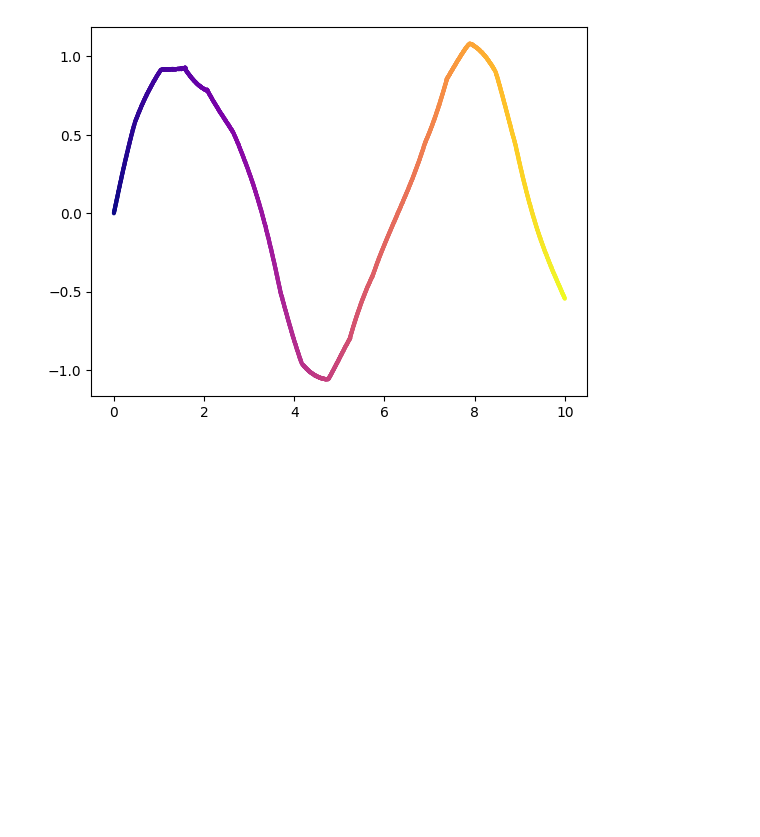
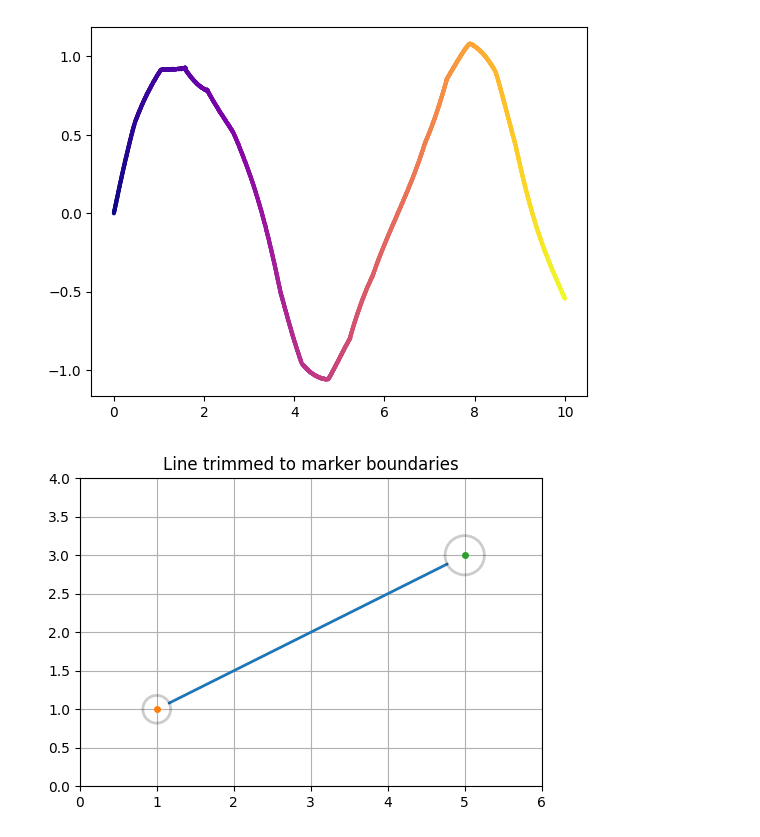
Before and after one commit to Giacomo-Menegatti/HARey_constellations_cards, a Jupyter notebook: SVG.ipynb, the cells around one changed output. Cells and saved outputs as stored; diff of their text form; code cells hidden in the pictures; blank space fills up the shorter version.

```diff
--- a/SVG.ipynb
+++ b/SVG.ipynb
@@ -718,3 +844,84 @@ ax.set_aspect("auto")
 plt.show()
 # %% [output]
 [figure]
+# %%
+import numpy as np
+import matplotlib.pyplot as plt
+
+# ------------------------------------------------------------------
+# Data
+# ------------------------------------------------------------------
+A = np.array([1.0, 1.0])
+B = np.array([5.0, 3.0])
+
+# scatter marker size (same meaning as plt.scatter(..., s=...))
+s = 400
+
+# ------------------------------------------------------------------
+# Figure
+# ------------------------------------------------------------------
+fig, ax = plt.subplots(figsize=(8, 4), dpi=100)
+ax.set_aspect('equal')
+# Set limits BEFORE computing transforms
+ax.set_xlim(0, 6)
+ax.set_ylim(0, 4)
+
+# Force creation of transforms
+fig.canvas.draw()
+
+
+def shorten_line(A,B,s1,s2):
+
+    s2px = lambda s: np.sqrt(s) * fig.dpi / 144
+    # ------------------------------------------------------------------
+    # Compute shortened line endpoints in DISPLAY coordinates
+    # ------------------------------------------------------------------
+    A_disp = ax.transData.transform(A)
+    B_disp = ax.transData.transform(B)
+
+    direction = B_disp - A_disp
+    distance = np.linalg.norm(direction)
+
+    unit = direction / distance
+
+    P1_disp = A_disp + s2px(s1) * unit
+    P2_disp = B_disp - s2px(s2) * unit
+
+    # Convert back to data coordinates
+    P1 = ax.transData.inverted().transform(P1_disp)
+    P2 = ax.transData.inverted().transform(P2_disp)
+
+    return P1, P2
+
+P1, P2 = shorten_line(A, B, 400, 800)
+
+ax.plot(
+    [P1[0], P2[0]],
+    [P1[1], P2[1]],
+    lw=2, solid_capstyle="round"
+)
+
+# ------------------------------------------------------------------
+# Draw empty circles
+# ------------------------------------------------------------------
+ax.scatter(
+    [A[0], B[0]],
+    [A[1], B[1]],
+    s=(400,800),
+    facecolors="none",
+    edgecolors="black",
+    linewidths=2,
+    zorder=3,
+    alpha=0.2
+)
+
+# Optional: show centers
+ax.plot(A[0], A[1], ".", ms=8)
+ax.plot(B[0], B[1], ".", ms=8)
+
+ax.set_title("Line trimmed to marker boundaries")
+ax.grid(True)
+
+plt.show()
+# %% [output]
+[figure, added]
```
Also changed, not shown: parts of 16 cells of this notebook, 13 other files.
